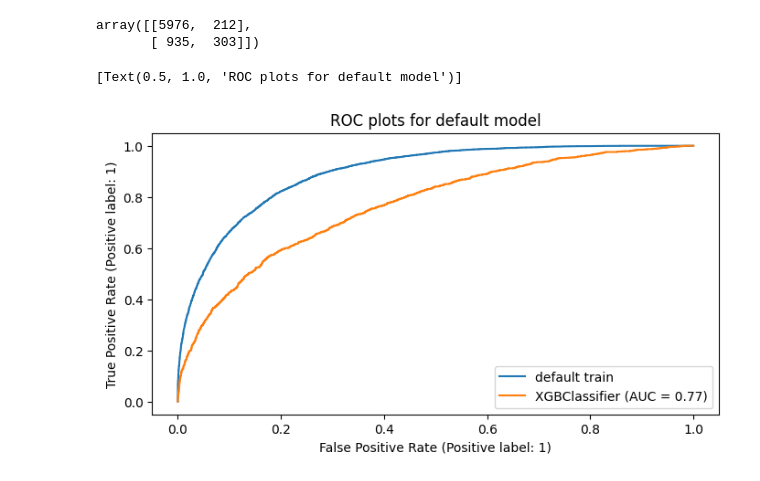
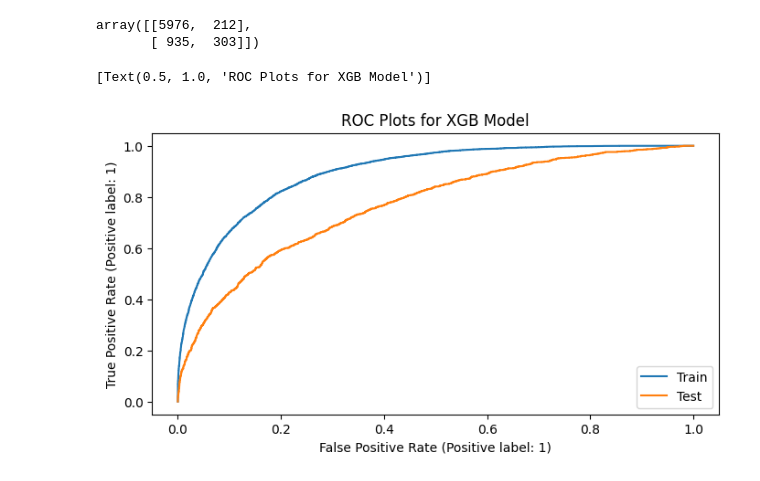
Before and after one commit to kevinsheth/sector-rotation-prediction-python, a Jupyter notebook: notebooks/models/sheth_gas_xgboost.ipynb, the cells around one changed output. Cells and saved outputs as stored; diff of their text form; code cells hidden in the pictures.

Commit message:
update model and transform layoffs data

```diff
--- a/notebooks/models/sheth_gas_xgboost.ipynb
+++ b/notebooks/models/sheth_gas_xgboost.ipynb
@@ -130,14 +144,14 @@ array([[5976,  212],
 # %%
 import matplotlib.pyplot as plt
 from sklearn import metrics
 
 fig, axes = plt.subplots(figsize=(8,4))
 
 metrics.RocCurveDisplay.from_estimator(best_estimator,
-                       X_train, y_train,ax=axes, label='default train')
+                       X_train, y_train,ax=axes, label='Train')
 metrics.RocCurveDisplay.from_estimator(best_estimator,
-                       X_test, y_test,ax=axes)
-axes.set(title='ROC plots for default model')
+                       X_test, y_test,ax=axes, label='Test')
+axes.set(title='ROC Plots for XGB Model')
 # %% [output]
-[Text(0.5, 1.0, 'ROC plots for default model')]
+[Text(0.5, 1.0, 'ROC Plots for XGB Model')]
-[figure, old version]
+[figure, new version]
```
Also changed, not shown: parts of 4 cells of this notebook, 1 other file.
